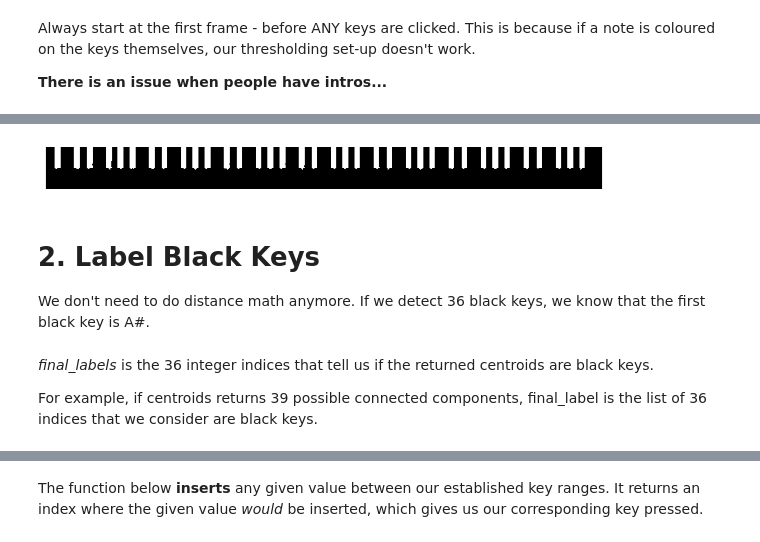
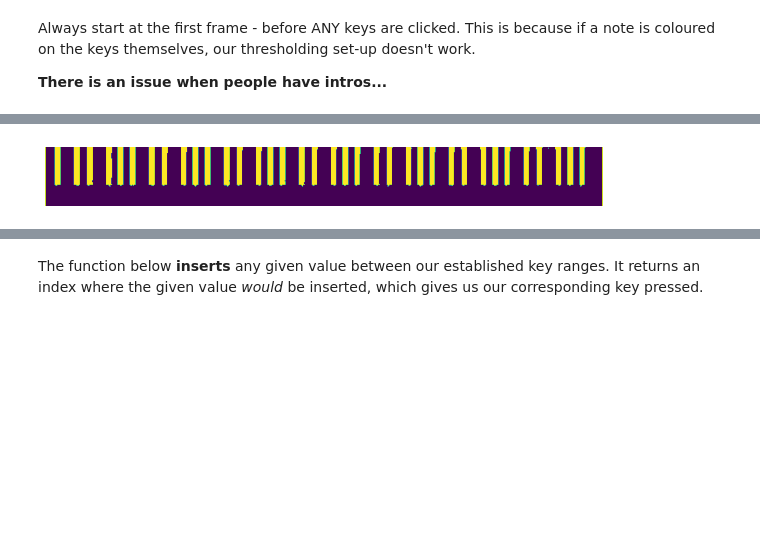
Before and after one commit to cooldecola/piano2sheet, a Jupyter notebook: src/testing/brian/brian's testing corner.ipynb, the cells around one changed output, grey strips where cells are left out. Drawn from its saved outputs; the diff is of its cells as text; code cells hidden in the pictures; blank space fills up the shorter version.

```diff
--- a/src/testing/brian/brian's testing corner.ipynb
+++ b/src/testing/brian/brian's testing corner.ipynb
@@ -110,7 +121,7 @@ def displayDetectedKeys(image, labels, index, x, y, width, height, centroid_x, c
     Display the detected keys (and its associated centroid) on the original image
 
     """
-    cv2.rectangle(image, (x,y), (x+w, y+h), (0,0,255),1)
+    cv2.rectangle(image, (x,y), (x+width, y+height), (0,0,255),1)
     cv2.circle(image, (int(centroid_x), int(centroid_y)), 4, (255,255,0), -1)
     componentMask = (labels == index).astype("uint8") * 255
     cv2.imshow("Output", image)
@@ -157,6 +168,15 @@ def findKeys(binarized_img, original_img, display_result, min_key_area = 100):
 
     cv2.destroyAllWindows()
     return key_array, key_median_width
+
+
+def getBlurredimage(image, kernel_sz = 3, std_dev = 0):
+    """
+
+    Use cv2.GaussianBlur on an image
+
+    """
+    return cv2.GaussianBlur(image, (kernel_sz,kernel_sz), std_dev)
 # %% [markdown]
 ## Other functions
 # %%
@@ -298,14 +525,10 @@ plt.show()
 # %%
+keyboard = Keyboard(showAnimations = False)
+keyboard.detectKeys()
+
 plt.figure(figsize=(10,10))
-plt.imshow(th1, cmap = "gray")
+plt.imshow(keyboard.getThresholdedKeyboard())
 plt.axis('off')
 plt.show()
 # %% [output]
-[figure, old version]
+[figure, new version]
-# %% [markdown]
-# 2. Label Black Keys
-We don't need to do distance math anymore. If we detect 36 black keys, we know that the first black key is A#.
-# %% [markdown]
-*final_labels* is the 36 integer indices that tell us if the returned centroids are black keys.
-
-For example, if centroids returns 39 possible connected components, final_label is the list of 36 indices that we consider are black keys.
```
Also changed, not shown: parts of 47 cells of this notebook, 1 other file.
